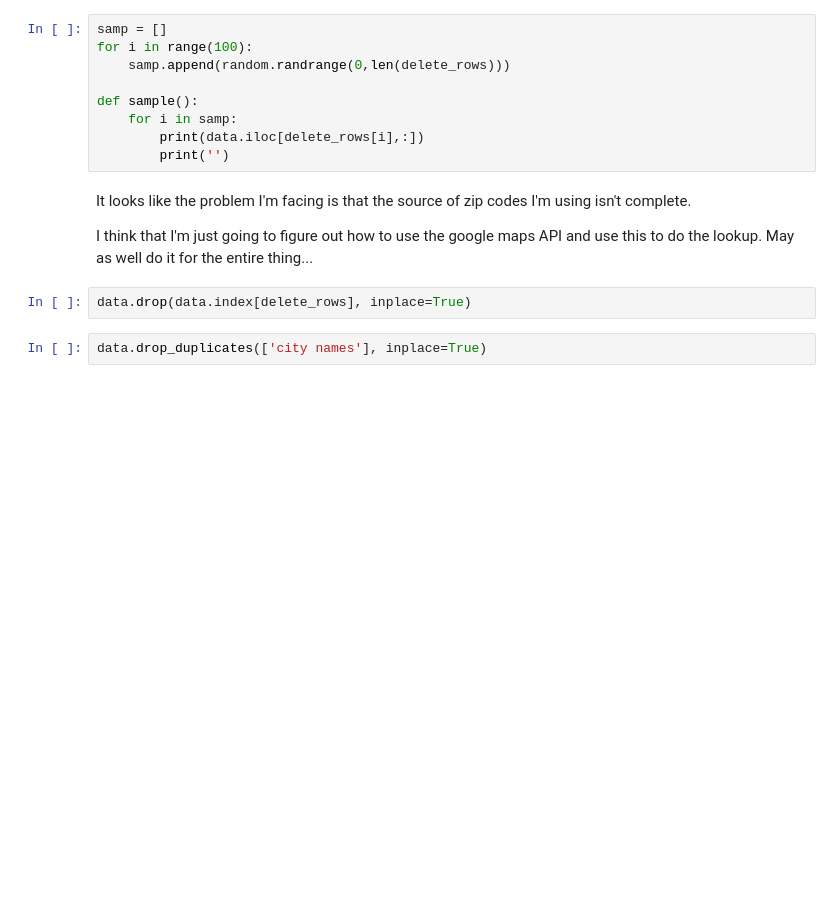
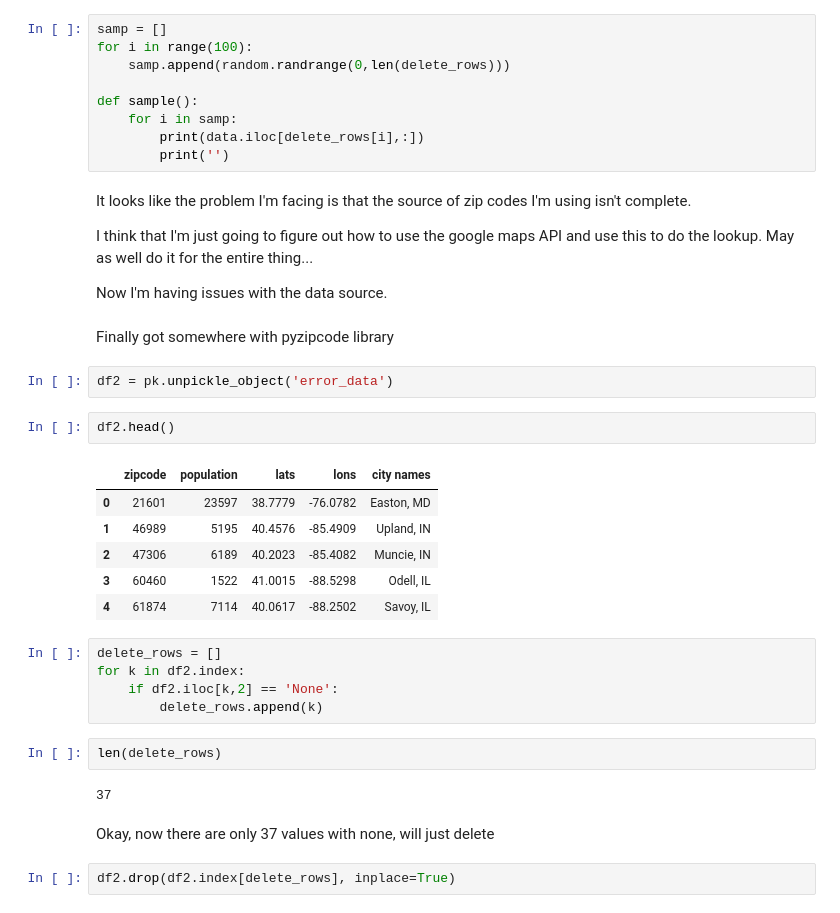
Before and after one commit to def-mycroft/curly-guacamole, a Jupyter notebook: data_cleaning.ipynb, the cells around one changed output. Saved outputs shown, nothing was run; the diff lists cells and outputs as text; blank space fills up the shorter version.

```diff
--- a/data_cleaning.ipynb
+++ b/data_cleaning.ipynb
@@ -39,10 +54,34 @@ def sample():
 It looks like the problem I'm facing is that the source of zip codes I'm using isn't complete.
 
 I think that I'm just going to figure out how to use the google maps API and use this to do the lookup. May as well do it for the entire thing...
+
+Now I'm having issues with the data source.
+# %% [markdown]
+Finally got somewhere with pyzipcode library
+# %%
+df2 = pk.unpickle_object('error_data')
+# %%
+df2.head()
+# %% [output]
+|  | zipcode | population | lats | lons | city names |
+| 0 | 21601 | 23597 | 38.7779 | -76.0782 | Easton, MD |
+| 1 | 46989 | 5195 | 40.4576 | -85.4909 | Upland, IN |
+| 2 | 47306 | 6189 | 40.2023 | -85.4082 | Muncie, IN |
+| 3 | 60460 | 1522 | 41.0015 | -88.5298 | Odell, IL |
+| 4 | 61874 | 7114 | 40.0617 | -88.2502 | Savoy, IL |
+# %%
+delete_rows = []
+for k in df2.index:
+    if df2.iloc[k,2] == 'None':
+        delete_rows.append(k)
+# %%
+len(delete_rows)
+# %% [output]
+37
+# %% [markdown]
+Okay, now there are only 37 values with none, will just delete
 # %%
-data.drop(data.index[delete_rows], inplace=True)
+df2.drop(df2.index[delete_rows], inplace=True)
-# %%
-data.drop_duplicates(['city names'], inplace=True)
 # %%
 data.head()
 # %% [output]
```
Also changed, not shown: parts of 12 cells of this notebook, 5 other files.
